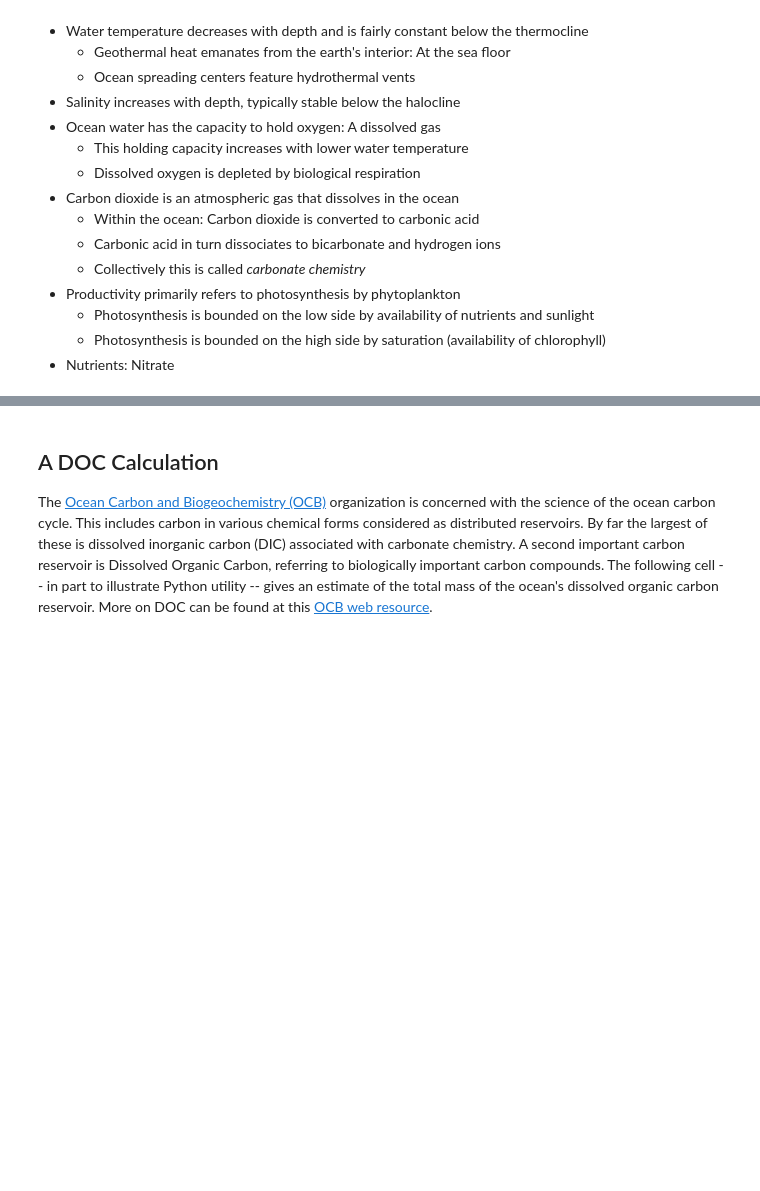
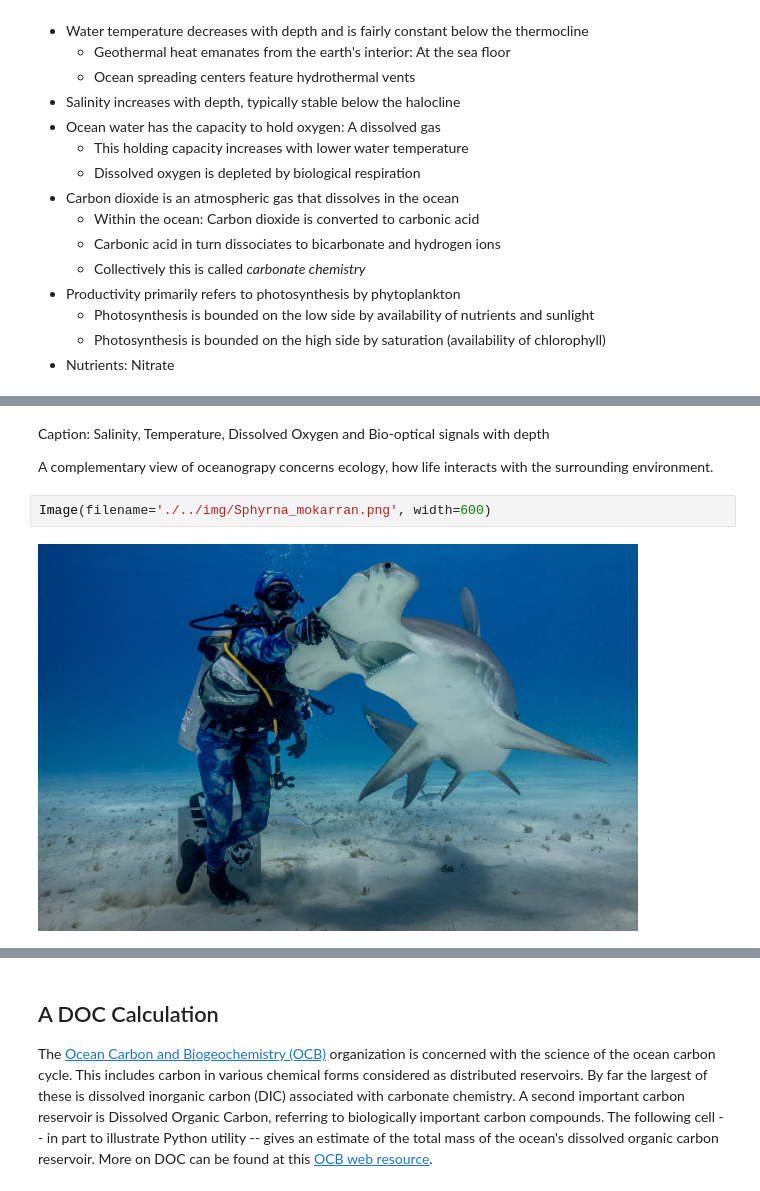
Before and after one commit to geo-smart/oceanography, a Jupyter notebook: book/chapters/1.1oceanscience.ipynb, the cells around one changed output, grey strips where cells are left out. Cells and saved outputs as stored; diff of their text form; blank space fills up the shorter version.

```diff
--- a/book/chapters/1.1oceanscience.ipynb
+++ b/book/chapters/1.1oceanscience.ipynb
@@ -479,0 +344,10 @@ although pH and pCO2 are unique in that they are recorded on *descent*.
+# %% [markdown]
+Caption: Salinity, Temperature, Dissolved Oxygen and Bio-optical signals with depth
+
+
+A complementary view of oceanograpy concerns ecology, how life interacts with
+the surrounding environment.
+# %%
+Image(filename='./../img/Sphyrna_mokarran.png', width=600)
+# %% [output]
+[figure, added]
```
Also changed, not shown: parts of 9 cells of this notebook, 3 other files.
